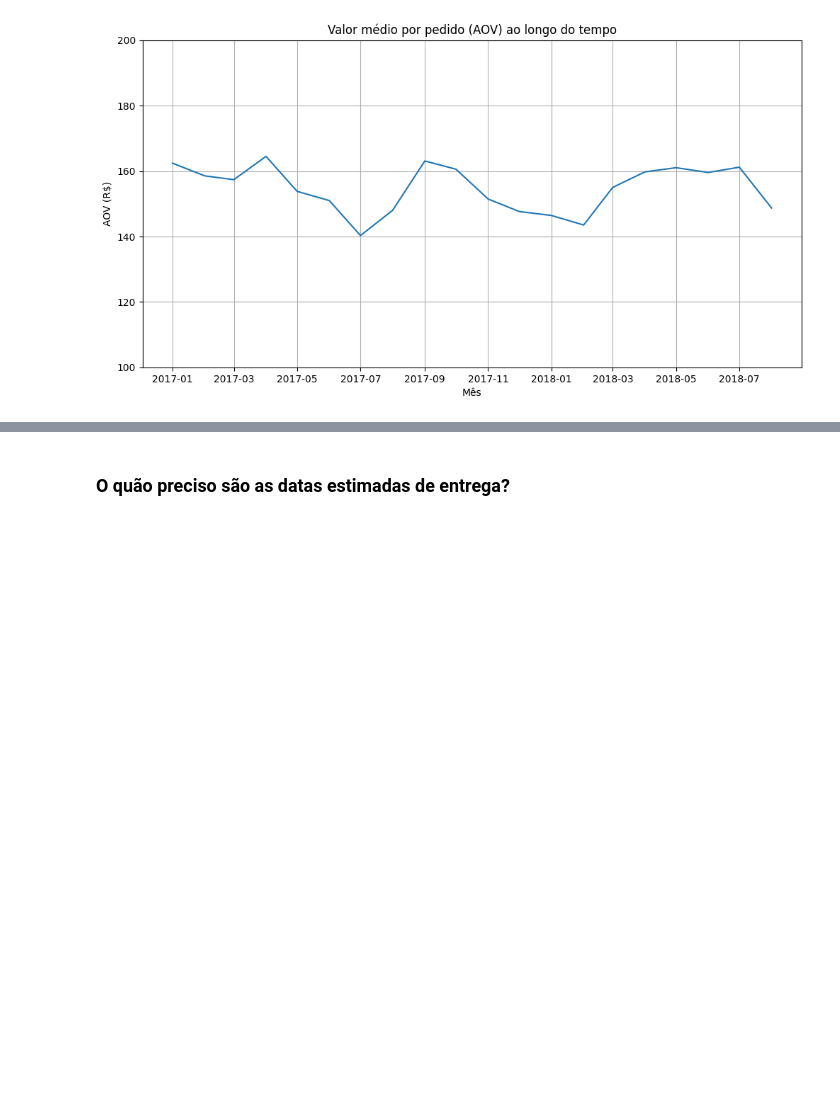
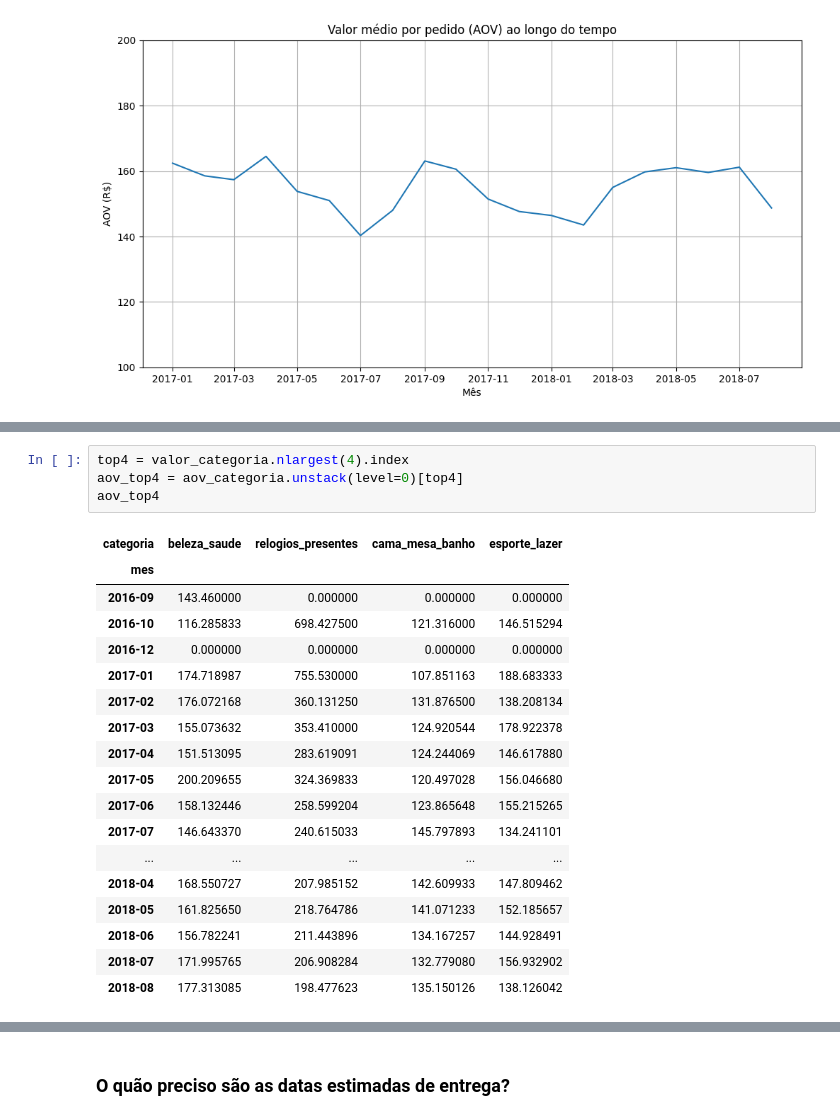
Before and after one commit to LucasMesquitaAlc/analise-ecommerce-Olist, a Jupyter notebook: notebooks/analise.ipynb, the cells around one changed output, grey strips where cells are left out. Saved outputs shown, nothing was run; the diff lists cells and outputs as text; blank space fills up the shorter version.

```diff
--- a/notebooks/analise.ipynb
+++ b/notebooks/analise.ipynb
@@ -317,0 +345,23 @@ plt.show()
+# %%
+top4 = valor_categoria.nlargest(4).index
+aov_top4 = aov_categoria.unstack(level=0)[top4]
+aov_top4
+# %% [output]
+| categoria | beleza_saude | relogios_presentes | cama_mesa_banho | esporte_lazer |
+| mes |  |  |  |  |
+| 2016-09 | 143.460000 | 0.000000 | 0.000000 | 0.000000 |
+| 2016-10 | 116.285833 | 698.427500 | 121.316000 | 146.515294 |
+| 2016-12 | 0.000000 | 0.000000 | 0.000000 | 0.000000 |
+| 2017-01 | 174.718987 | 755.530000 | 107.851163 | 188.683333 |
+| 2017-02 | 176.072168 | 360.131250 | 131.876500 | 138.208134 |
+| 2017-03 | 155.073632 | 353.410000 | 124.920544 | 178.922378 |
+| 2017-04 | 151.513095 | 283.619091 | 124.244069 | 146.617880 |
+| 2017-05 | 200.209655 | 324.369833 | 120.497028 | 156.046680 |
+| 2017-06 | 158.132446 | 258.599204 | 123.865648 | 155.215265 |
+| 2017-07 | 146.643370 | 240.615033 | 145.797893 | 134.241101 |
+| ... | ... | ... | ... | ... |
+| 2018-04 | 168.550727 | 207.985152 | 142.609933 | 147.809462 |
+| 2018-05 | 161.825650 | 218.764786 | 141.071233 | 152.185657 |
+| 2018-06 | 156.782241 | 211.443896 | 134.167257 | 144.928491 |
+| 2018-07 | 171.995765 | 206.908284 | 132.779080 | 156.932902 |
+| 2018-08 | 177.313085 | 198.477623 | 135.150126 | 138.126042 |
```
Also changed, not shown: parts of 3 cells of this notebook.
